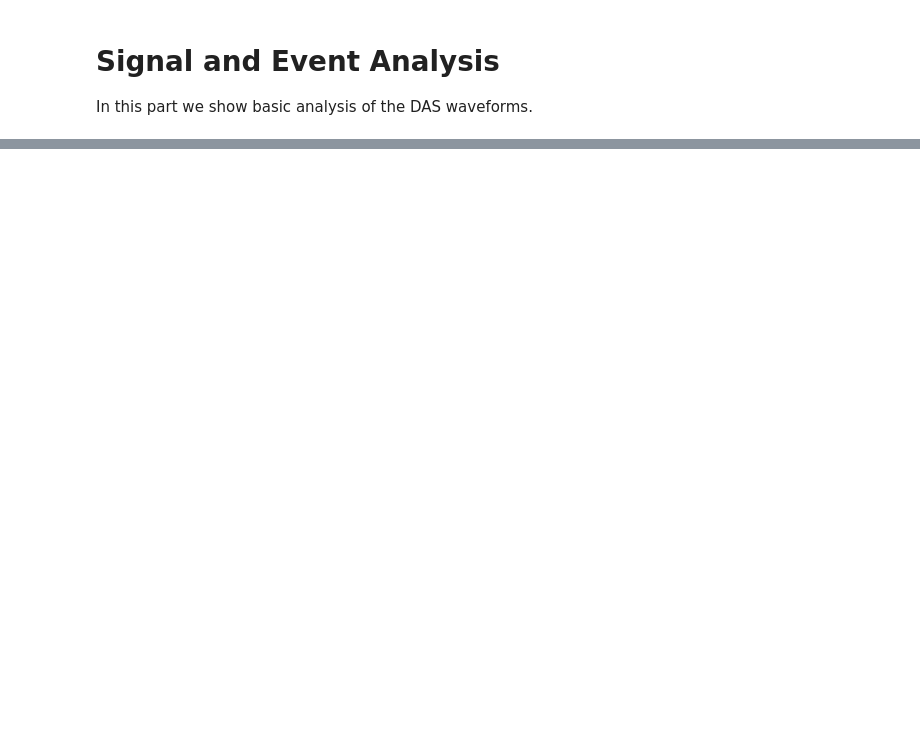
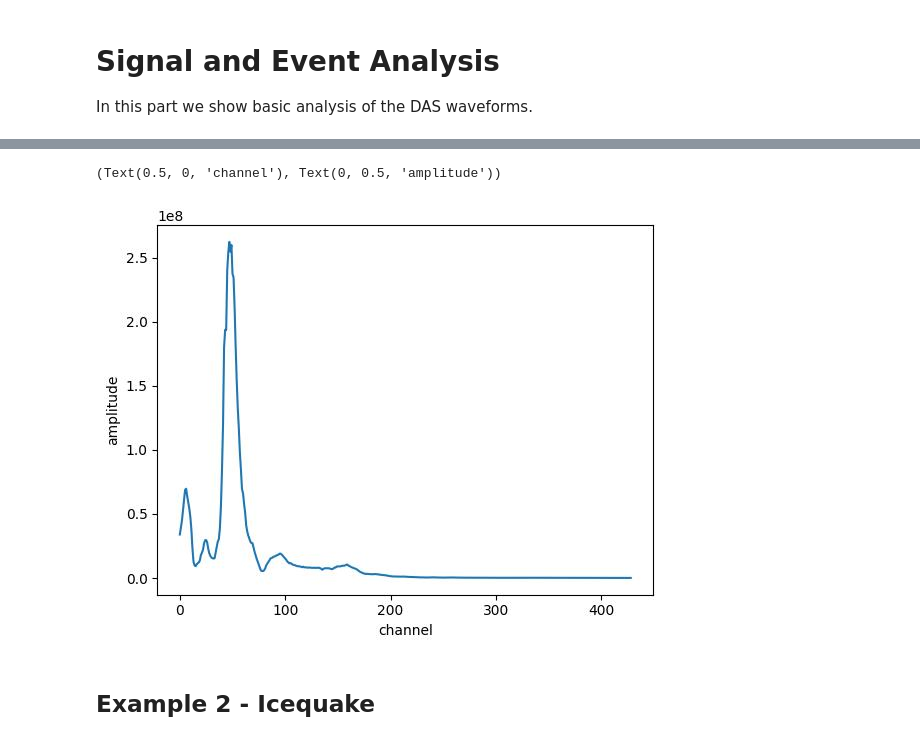
Before and after one commit to pyrocko/lightguide, a Jupyter notebook: examples/3-event-analysis.ipynb, the cells around one changed output, grey strips where cells are left out. Drawn from its saved outputs; the diff is of its cells as text; code cells hidden in the pictures; blank space fills up the shorter version.

```diff
--- a/examples/3-event-analysis.ipynb
+++ b/examples/3-event-analysis.ipynb
@@ -59,2 +70,21 @@ ax.scatter(pick_channel, pick_time, marker="x", c="k");
+# %%
+# This will download example data
+from lightguide.blast import Blast
+from lightguide.tracefeatures import *
+
+traces = blast.trim_from_picks(picks=picks,time_window=0.2)
+trimmed_blast = Blast.from_pyrocko(traces=traces) # convert back to blast object
+
+p2ps = []
+for traces in trimmed_blast.as_traces():
+    p2p = get_peak_to_peak_amp(traces.ydata)
+    p2ps.append(p2p)
+plt.plot(p2ps)
+plt.xlabel('channel'),plt.ylabel('amplitude')
+# %% [output]
+(Text(0.5, 0, 'channel'), Text(0, 0.5, 'amplitude'))
+[figure, added]
+# %% [markdown]
+## Example 2 - Icequake
 # %%
 from lightguide.client import ExampleData
```
Also changed, not shown: parts of 7 cells of this notebook, 6 other files.
